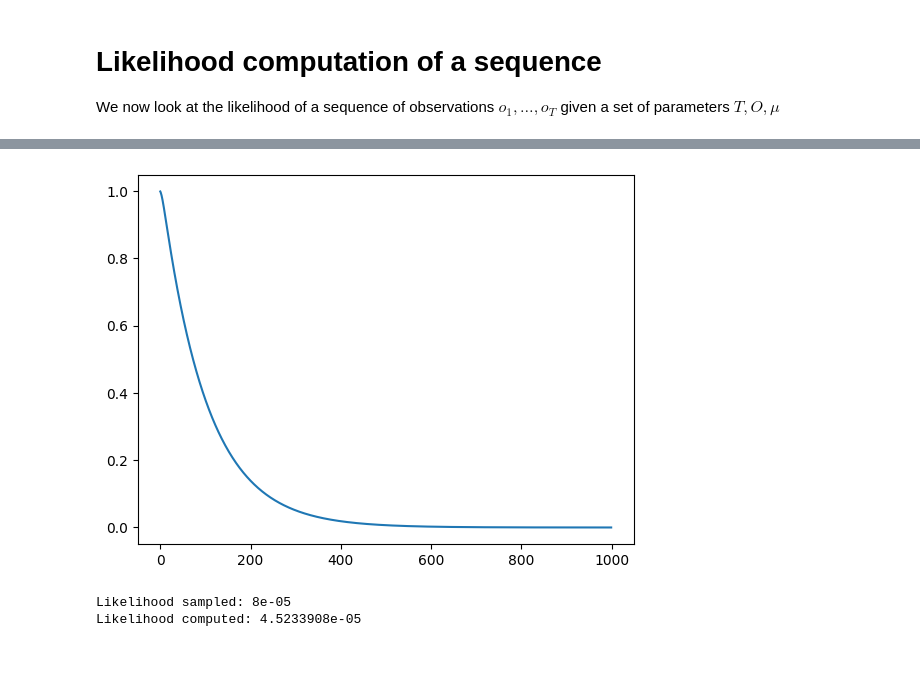
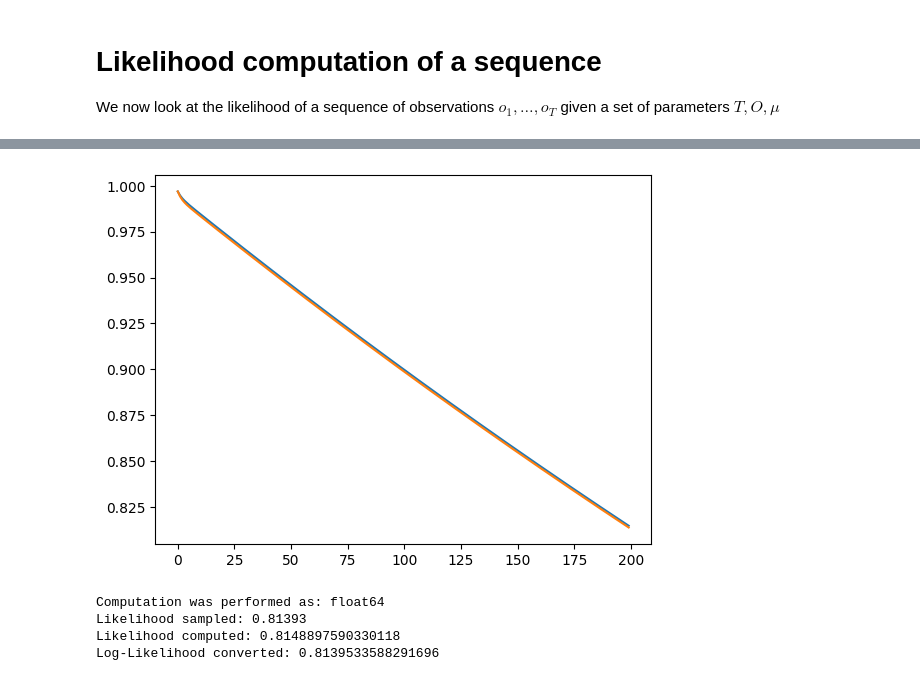
Before and after one commit to tobias-heinzle/BaumWelchJax, a Jupyter notebook: likelihood.ipynb, the cells around one changed output, grey strips where cells are left out. Saved outputs shown, nothing was run; the diff lists cells and outputs as text; code cells hidden in the pictures.

Commit message:
FIX log likelihood computation and use jax logsumexp implementation

```diff
--- a/likelihood.ipynb
+++ b/likelihood.ipynb
@@ -117,62 +116,47 @@ generate_sequence_choice(jrng.key(0), T, O, mu, 100)
 # %%
-n_sequences = 50_000
-len_sequence = 1000
+n_sequences = 200_000
+len_sequence = 200
 
 key = jrng.key(seed)
 key, *sequence_keys = jrng.split(key, 1 + n_sequences)
 
 states, observations = jax.vmap(lambda _key: generate_sequence(_key, T, O, mu, len_sequence))(jnp.array(sequence_keys))
-# %%
-@jax.jit
-def likelihood(observations, T, O, mu):
-    # Compute the likelihood of observing obs given the parameters T, O and mu
-
-    def loop_body(state_likelihoods, obs):
-        state_likelihoods = state_likelihoods @ T * O[:, obs]
-        return state_likelihoods, jnp.sum(state_likelihoods)
-
-    initial_likelihoods = mu * O[:, observations[0]]
-
-    state_likelihoods, likelihood_sequence = lax.scan(
-        loop_body,
-        initial_likelihoods,
-        observations[1:],
-        unroll=False
-    )
-
-    state_likelihoods = jnp.concat(
-        [initial_likelihoods,
-         state_likelihoods]
-    )
-
-    likelihood_sequence = jnp.concat(
-        [jnp.sum(initial_likelihoods)[None],
-         likelihood_sequence]
-    )
-
-    return state_likelihoods, likelihood_sequence
 # %%
+from likelihoods import likelihood
+
 # test_sequence = observations[5, ...]
 test_sequence = jnp.zeros_like(observations[0, ...])
 
-state_likelihoods, llhood_vec = likelihood(test_sequence, T, O, mu)
+state_likelihoods, llhood_vec = likelihood(test_sequence, T, O, mu, return_stats=True)
+# %%
+from likelihoods import log_likelihood
+
+state_log_likelihoods, log_llhood_vec = log_likelihood(test_sequence, T, O, mu, return_stats=True)
 # %%
 plt.plot(llhood_vec)
+plt.plot(jnp.exp(log_llhood_vec))
 plt.show()
 # %% [output]
-[figure, old version]
+[figure, new version]
 # %%
-state_likelihoods, llhood_vec = likelihood(test_sequence, T, O, mu)
+state_likelihoods, llhood_vec = likelihood(test_sequence, T, O, mu, return_stats=True)
 
 identical_indices = jnp.all(observations == test_sequence, axis=-1)
 identical_samples = jnp.sum(identical_indices)
 
 sampled_likelihood = identical_samples / observations.shape[0]
 
-print("Likelihood sampled:", sampled_likelihood, "\nLikelihood computed:", llhood_vec[-1])
+print("Computation was performed as:", log_llhood_vec.dtype)
+
+print(
+    "Likelihood sampled:", sampled_likelihood,
+    "\nLikelihood computed:", llhood_vec[-1],
+    "\nLog-Likelihood converted:", jnp.exp(log_llhood_vec[-1]))
 # %% [output]
-Likelihood sampled: 8e-05
-Likelihood computed: 4.5233908e-05
+Computation was performed as: float64
+Likelihood sampled: 0.81393
+Likelihood computed: 0.8148897590330118
+Log-Likelihood converted: 0.8139533588291696
 # %%
 observations
 # %% [output]
```
Also changed, not shown: parts of 9 cells of this notebook, 1 other file.
